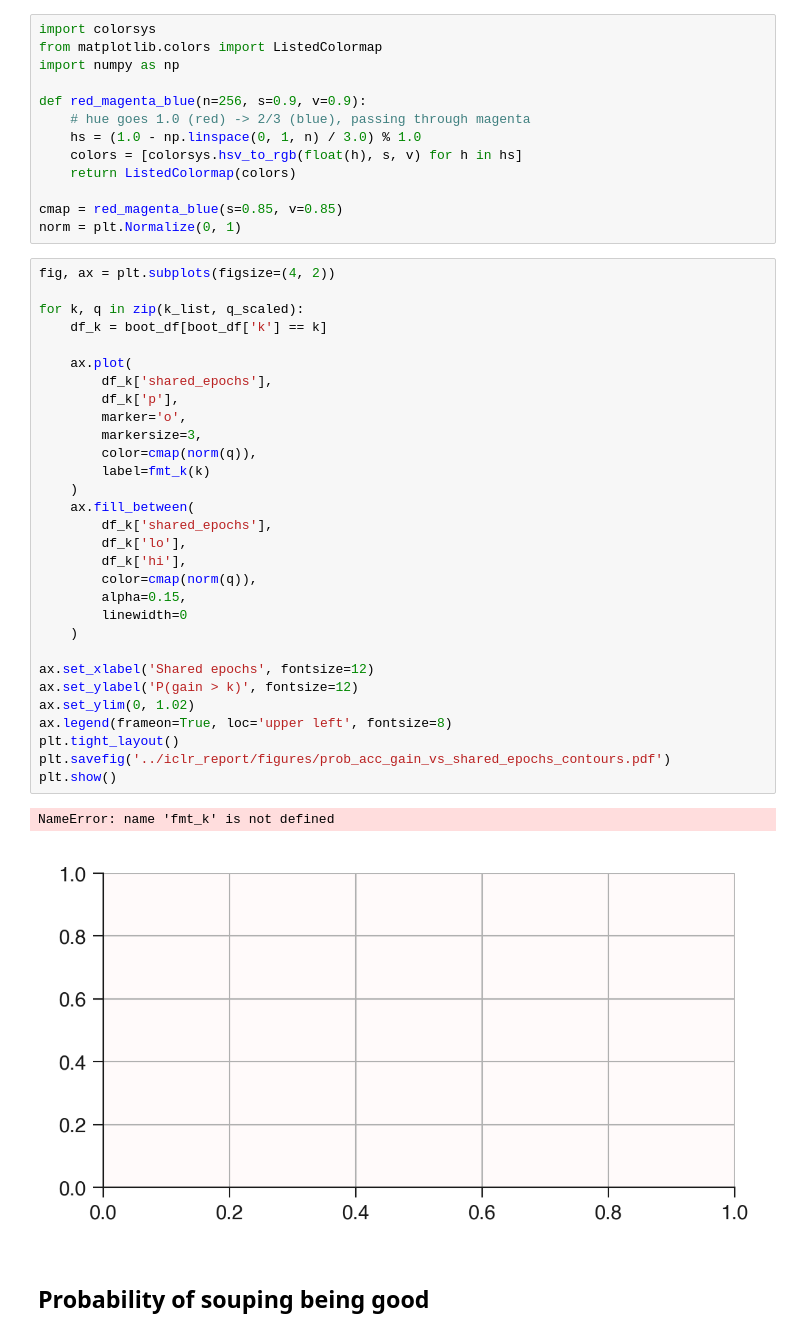
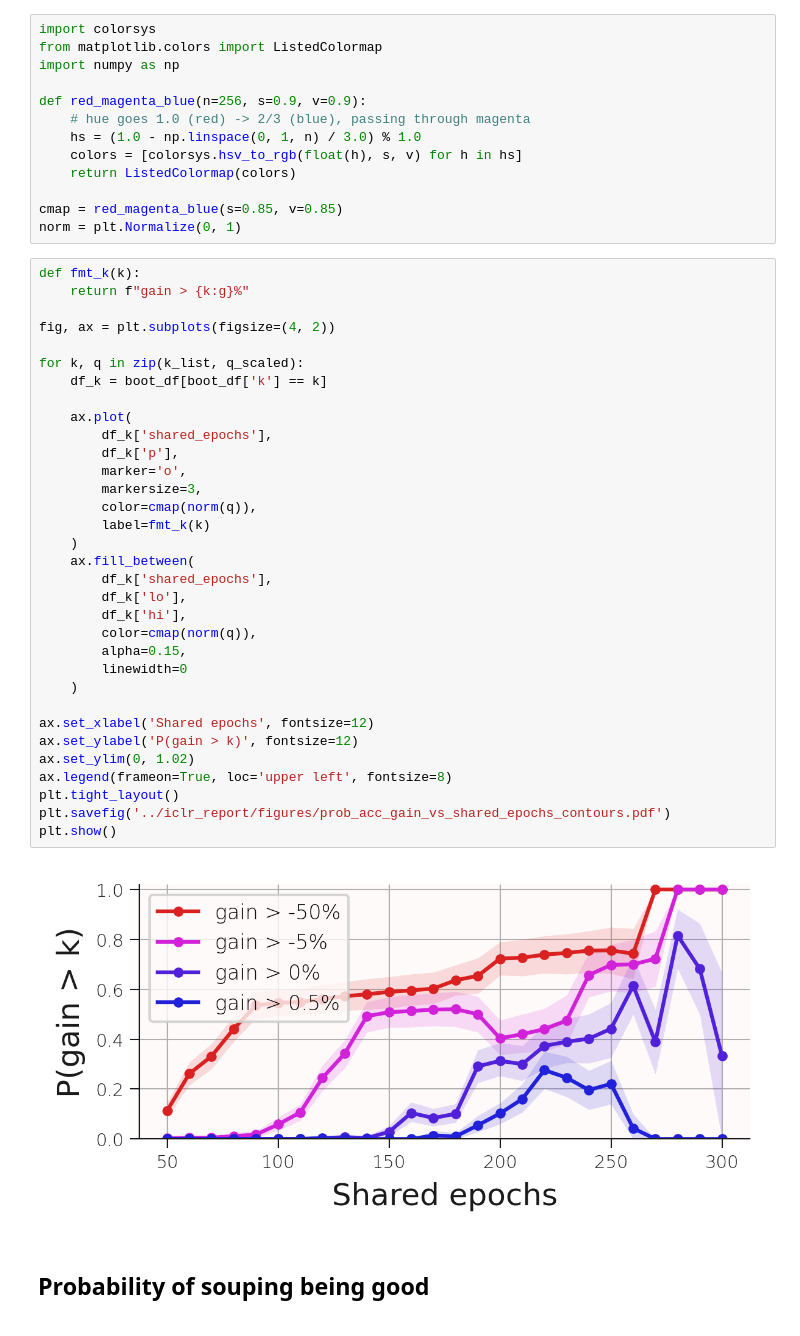
Before and after one commit to chipnbits/too-salty, a Jupyter notebook: notebooks/1. Shared Epochs.ipynb, the cells around one changed output. Saved outputs shown, nothing was run; the diff lists cells and outputs as text.

```diff
--- a/notebooks/1. Shared Epochs.ipynb
+++ b/notebooks/1. Shared Epochs.ipynb
@@ -121,38 +121,40 @@ def red_magenta_blue(n=256, s=0.9, v=0.9):
 cmap = red_magenta_blue(s=0.85, v=0.85)
 norm = plt.Normalize(0, 1)
 # %%
+def fmt_k(k):
+    return f"gain > {k:g}%"
+
 fig, ax = plt.subplots(figsize=(4, 2))
 
 for k, q in zip(k_list, q_scaled):
     df_k = boot_df[boot_df['k'] == k]
 
     ax.plot(
         df_k['shared_epochs'],
         df_k['p'],
         marker='o',
         markersize=3,
         color=cmap(norm(q)),
         label=fmt_k(k)
     )
     ax.fill_between(
         df_k['shared_epochs'],
         df_k['lo'],
         df_k['hi'],
         color=cmap(norm(q)),
         alpha=0.15,
         linewidth=0
     )
 
 ax.set_xlabel('Shared epochs', fontsize=12)
 ax.set_ylabel('P(gain > k)', fontsize=12)
 ax.set_ylim(0, 1.02)
 ax.legend(frameon=True, loc='upper left', fontsize=8)
 plt.tight_layout()
 plt.savefig('../iclr_report/figures/prob_acc_gain_vs_shared_epochs_contours.pdf')
 plt.show()
 # %% [output]
-NameError: name 'fmt_k' is not defined
-[figure, old version]
+[figure, new version]
 # %% [markdown]
 ## Probability of souping being good
 # %%
```
Also changed, not shown: parts of 9 cells of this notebook, 34 other files.
